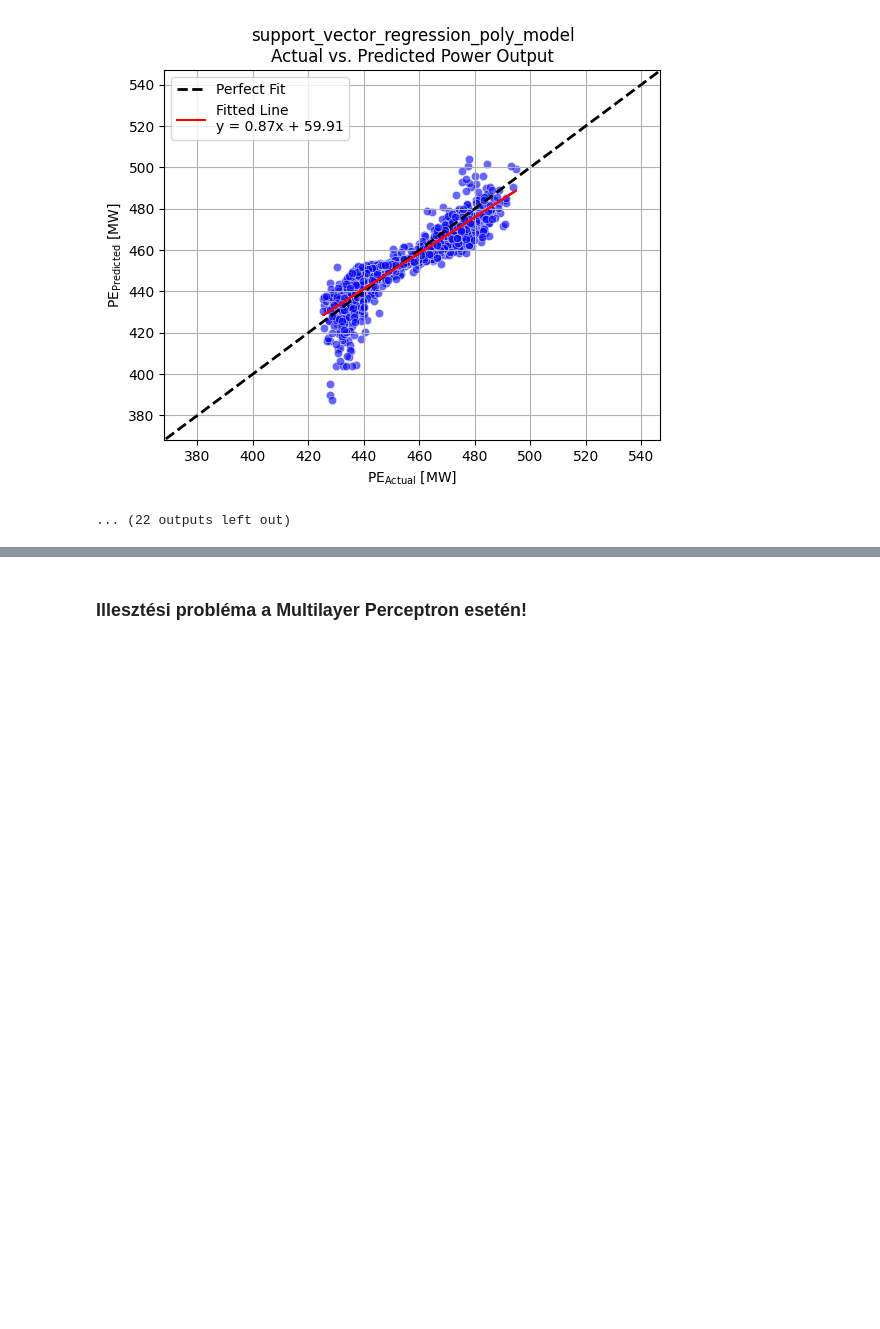
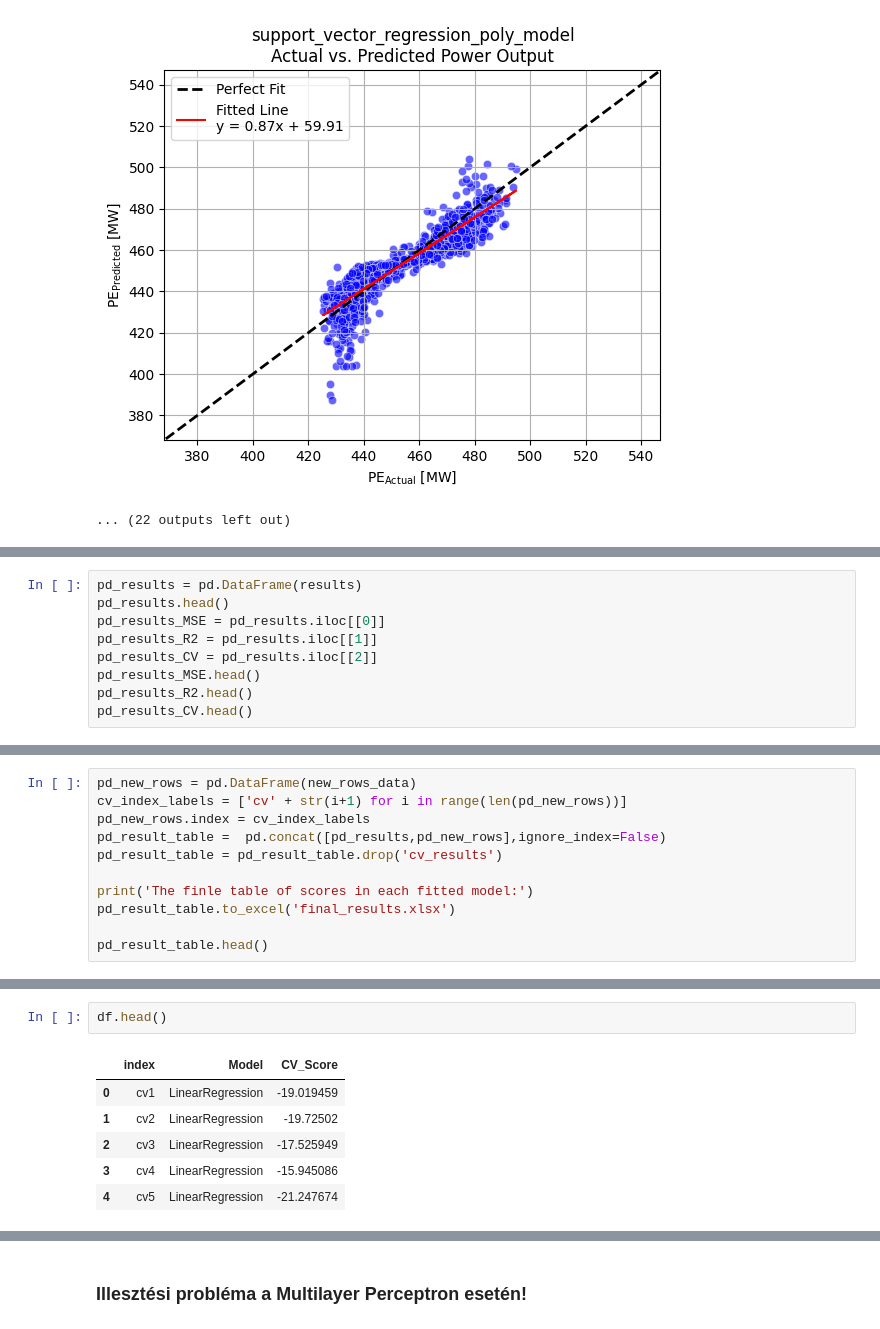
Before and after one commit to szilagyi93/regression, a Jupyter notebook: 01_main/model_fitting_ccpp.ipynb, the cells around one changed output, grey strips where cells are left out. Saved outputs shown, nothing was run; the diff lists cells and outputs as text; blank space fills up the shorter version.

```diff
--- a/01_main/model_fitting_ccpp.ipynb
+++ b/01_main/model_fitting_ccpp.ipynb
@@ -379,0 +385,9 @@ Equation of the fitted line: y = 0.87x + 59.91
+# %%
+pd_results = pd.DataFrame(results)
+pd_results.head()
+pd_results_MSE = pd_results.iloc[[0]]
+pd_results_R2 = pd_results.iloc[[1]]
+pd_results_CV = pd_results.iloc[[2]]
+pd_results_MSE.head()
+pd_results_R2.head()
+pd_results_CV.head()
@@ -379,0 +510,11 @@ Equation of the fitted line: y = 0.87x + 59.91
+# %%
+pd_new_rows = pd.DataFrame(new_rows_data)
+cv_index_labels = ['cv' + str(i+1) for i in range(len(pd_new_rows))]
+pd_new_rows.index = cv_index_labels
+pd_result_table =  pd.concat([pd_results,pd_new_rows],ignore_index=False)
+pd_result_table = pd_result_table.drop('cv_results')
+
+print('The finle table of scores in each fitted model:')
+pd_result_table.to_excel('final_results.xlsx')
+
+pd_result_table.head()
@@ -379,0 +549,9 @@ Equation of the fitted line: y = 0.87x + 59.91
+# %%
+df.head()
+# %% [output]
+|  | index | Model | CV_Score |
+| 0 | cv1 | LinearRegression | -19.019459 |
+| 1 | cv2 | LinearRegression | -19.72502 |
+| 2 | cv3 | LinearRegression | -17.525949 |
+| 3 | cv4 | LinearRegression | -15.945086 |
+| 4 | cv5 | LinearRegression | -21.247674 |
```
Also changed, not shown: parts of 19 cells of this notebook, 54 other files.
